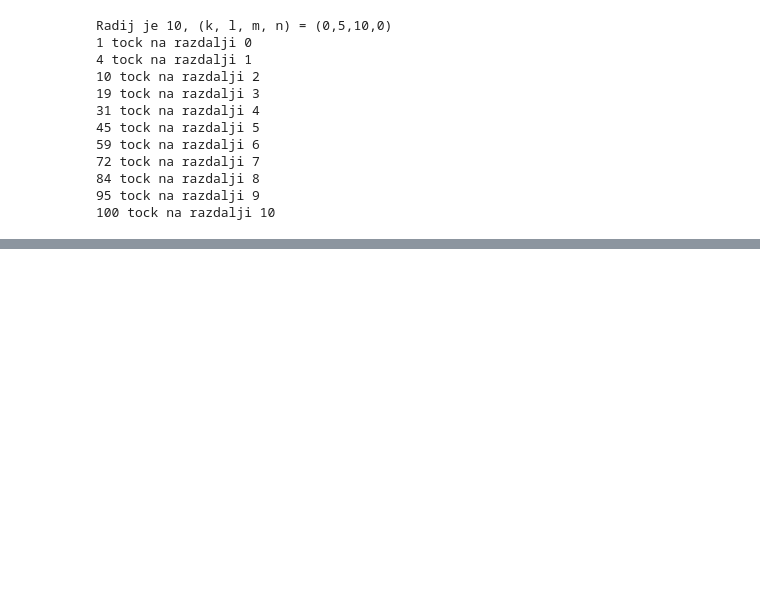
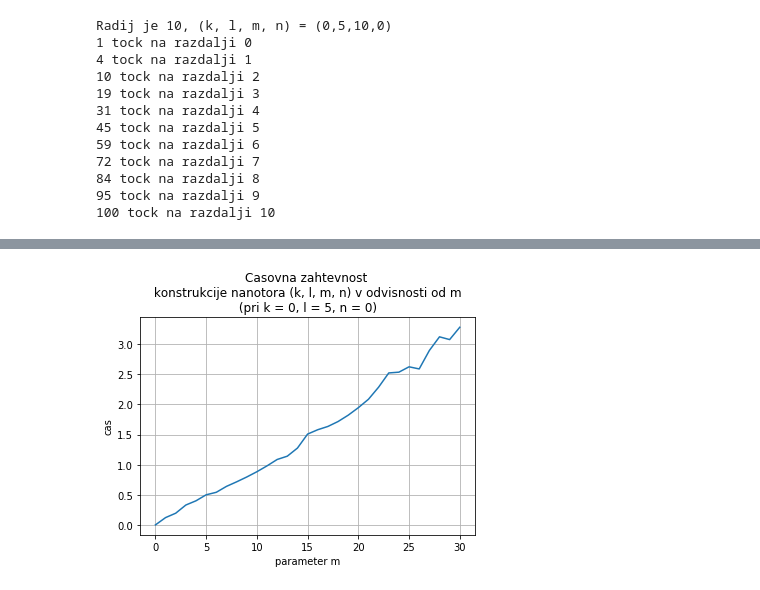
Before and after one commit to TomasRode/Nanotori, a Jupyter notebook: Nanotori.ipynb, the cells around one changed output, grey strips where cells are left out. Drawn from its saved outputs; the diff is of its cells as text; code cells hidden in the pictures; blank space fills up the shorter version.

Commit message:
Časovna zahtevnost in predlagana izboljšava za izomorfne grafe

```diff
--- a/Nanotori.ipynb
+++ b/Nanotori.ipynb
@@ -662,0 +677,18 @@ Radij je 10, (k, l, m, n) = (0,5,10,0)
+# %%
+### PODALJSEVANJE PARALELGRAMA V ENO SMER ###
+
+import time
+
+# fiksiramo k = 0, l = 5, n = 0 , (m = m)
+k, l, n = 0, 10, 0
+
+P = []
+T = []
+for m in range(31):
+    zacetek = time.time()
+    G = nanotorus(k, l, m, n)
+    konec = time.time()
+    print("Za konstrukcijo nanotora ({}, {}, {}, {}) sem porabil {} sekund.".format(k, l, m, n, konec - zacetek))
+
+    P.append(m) # parametri
+    T.append(konec - zacetek) # cas
@@ -662,0 +713,15 @@ Radij je 10, (k, l, m, n) = (0,5,10,0)
+# %%
+import matplotlib
+import matplotlib.pyplot as plt
+
+fig, ax = plt.subplots()
+ax.plot(P, T)
+
+ax.set(xlabel='parameter m', ylabel='cas',
+       title='Casovna zahtevnost \n konstrukcije nanotora (k, l, m, n) v odvisnosti od m \n (pri k = 0, l = 5, n = 0) ')
+ax.grid()
+
+fig.savefig("test.png")
+plt.show()
+# %% [output]
+[figure, added]
```
Also changed, not shown: parts of 6 cells of this notebook.
